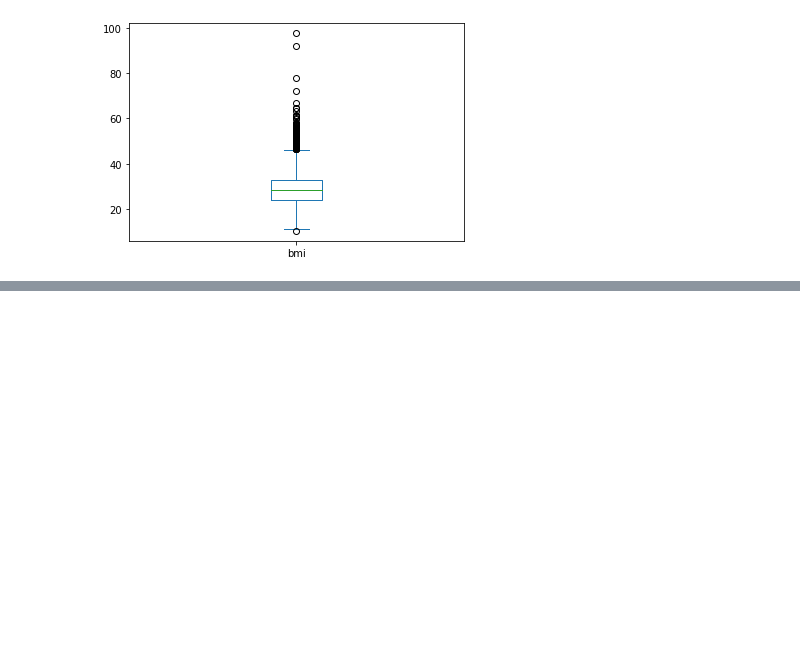
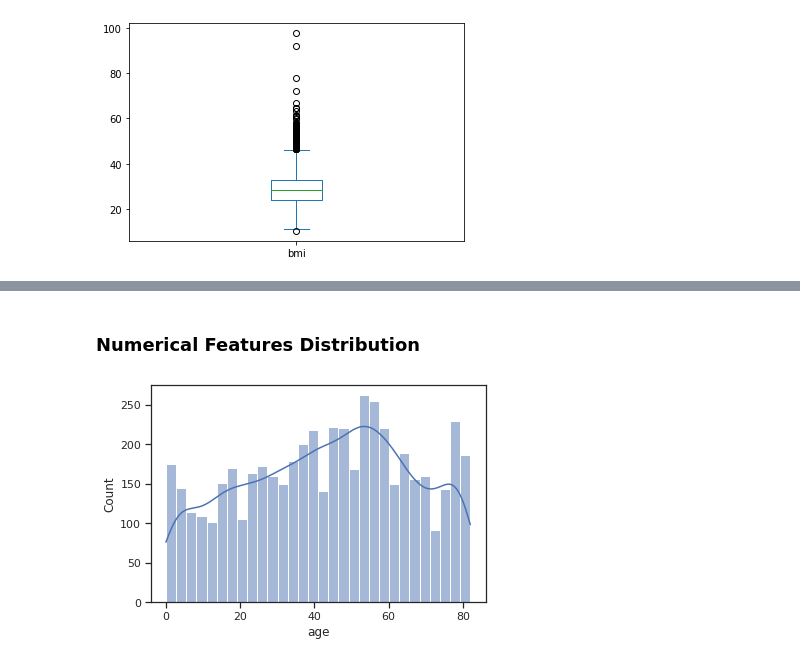
Before and after one commit to Nouran-saad/Stroke_Prediction_DT_Kmeans, a Jupyter notebook: Team4_18p4496_DataMiningProject.ipynb, the cells around one changed output, grey strips where cells are left out. Drawn from its saved outputs; the diff is of its cells as text; code cells hidden in the pictures; blank space fills up the shorter version.

```diff
--- a/Team4_18p4496_DataMiningProject.ipynb
+++ b/Team4_18p4496_DataMiningProject.ipynb
@@ -196,0 +220,7 @@ plt.show()
+# %% [markdown]
+### Numerical Features Distribution
+# %%
+sns.histplot(stroke_data['age'],kde=True,bins=30)
+plt.show()
+# %% [output]
+[figure, added]
```
Also changed, not shown: parts of 9 cells of this notebook.
